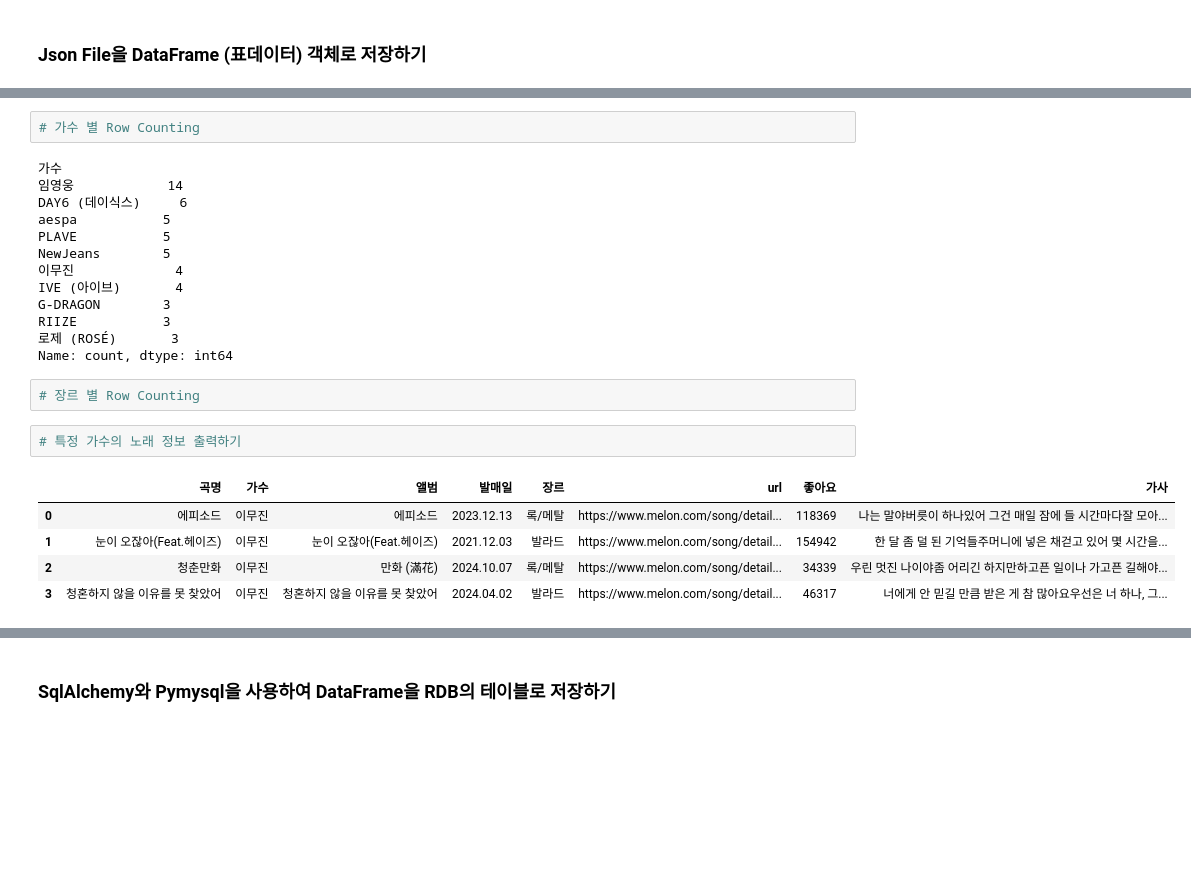
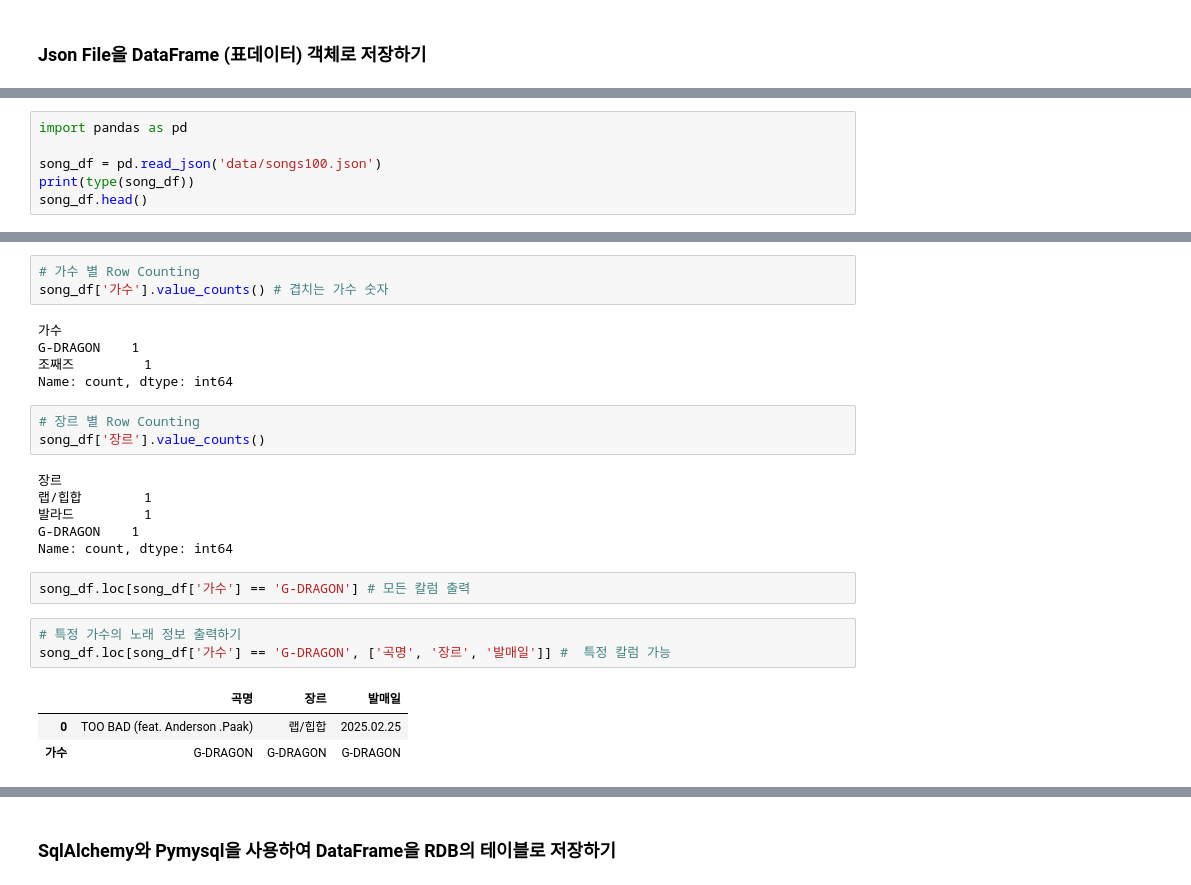
Before and after one commit to intaekim114/Python_Webscraping_Analysis, a Jupyter notebook: 04.Melon100차트_데이터파싱_DB저장.ipynb, the cells around one changed output, grey strips where cells are left out. Drawn from its saved outputs; the diff is of its cells as text; blank space fills up the shorter version.

Commit message:
melon_df

```diff
--- a/04.Melon100차트_데이터파싱_DB저장.ipynb
+++ b/04.Melon100차트_데이터파싱_DB저장.ipynb
@@ -148,0 +180,6 @@ print('===> 100곡 노래 파싱 끝')
+# %%
+import pandas as pd
+
+song_df = pd.read_json('data/songs100.json')
+print(type(song_df))
+song_df.head()
@@ -149,25 +191,26 @@ print('===> 100곡 노래 파싱 끝')
 # %%
 # 가수 별 Row Counting
+song_df['가수'].value_counts() # 겹치는 가수 숫자
 # %% [output]
 가수
-임영웅            14
-DAY6 (데이식스)     6
-aespa           5
-PLAVE           5
-NewJeans        5
-이무진             4
-IVE (아이브)       4
-G-DRAGON        3
-RIIZE           3
-로제 (ROSÉ)       3
+G-DRAGON    1
+조째즈         1
 Name: count, dtype: int64
 # %%
 # 장르 별 Row Counting
+song_df['장르'].value_counts()
+# %% [output]
+장르
+랩/힙합        1
+발라드         1
+G-DRAGON    1
+Name: count, dtype: int64
+# %%
+song_df.loc[song_df['가수'] == 'G-DRAGON'] # 모든 칼럼 출력
 # %%
 # 특정 가수의 노래 정보 출력하기
+song_df.loc[song_df['가수'] == 'G-DRAGON', ['곡명', '장르', '발매일']] #  특정 칼럼 가능
 # %% [output]
-|  | 곡명 | 가수 | 앨범 | 발매일 | 장르 | url | 좋아요 | 가사 |
-| 0 | 에피소드 | 이무진 | 에피소드 | 2023.12.13 | 록/메탈 | https://www.melon.com/song/detail... | 118369 | 나는 말야버릇이 하나있어 그건 매일 잠에 들 시간마다잘 모아... |
-| 1 | 눈이 오잖아(Feat.헤이즈) | 이무진 | 눈이 오잖아(Feat.헤이즈) | 2021.12.03 | 발라드 | https://www.melon.com/song/detail... | 154942 | 한 달 좀 덜 된 기억들주머니에 넣은 채걷고 있어 몇 시간을... |
-| 2 | 청춘만화 | 이무진 | 만화 (滿花) | 2024.10.07 | 록/메탈 | https://www.melon.com/song/detail... | 34339 | 우린 멋진 나이야좀 어리긴 하지만하고픈 일이나 가고픈 길해야... |
-| 3 | 청혼하지 않을 이유를 못 찾았어 | 이무진 | 청혼하지 않을 이유를 못 찾았어 | 2024.04.02 | 발라드 | https://www.melon.com/song/detail... | 46317 | 너에게 안 믿길 만큼 받은 게 참 많아요우선은 너 하나, 그... |
+|  | 곡명 | 장르 | 발매일 |
+| 0 | TOO BAD (feat. Anderson .Paak) | 랩/힙합 | 2025.02.25 |
+| 가수 | G-DRAGON | G-DRAGON | G-DRAGON |
```
Also changed, not shown: parts of 11 cells of this notebook, 1 other file.
